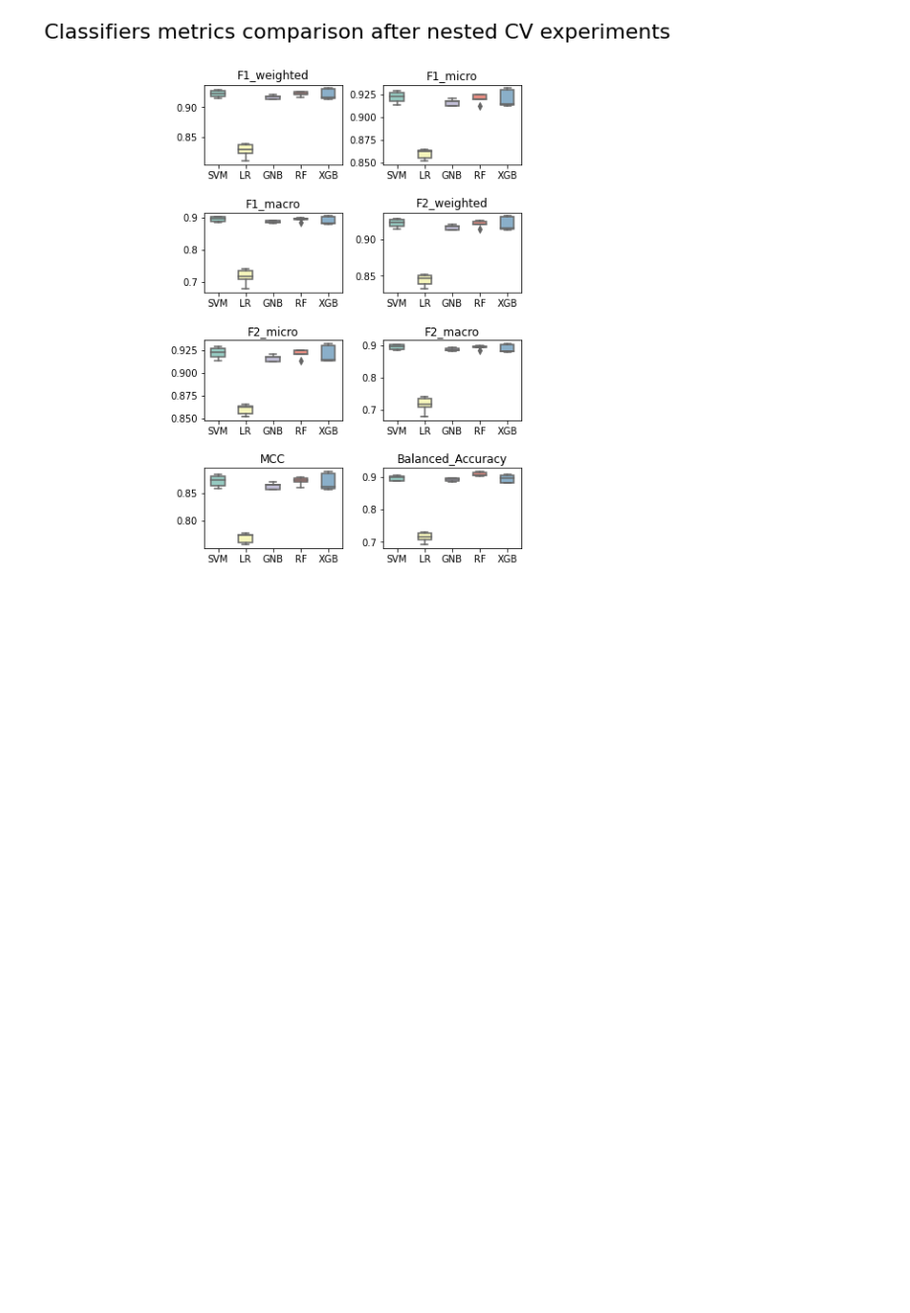
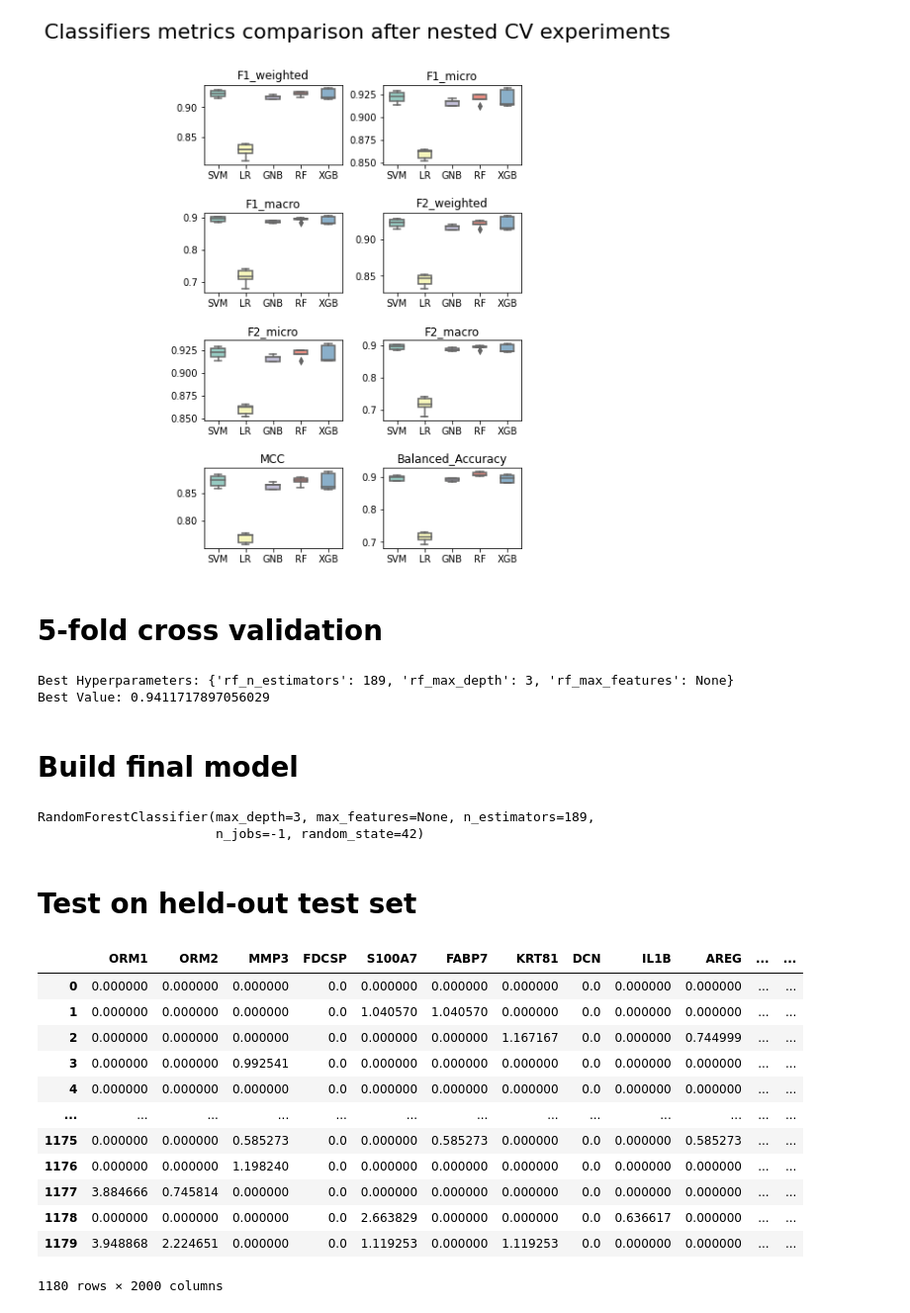
Before and after one commit to daphnetsolissou/scRNAseq-CellTypeClassifier-breast-epithelium, a Jupyter notebook: model_selection_pipeline.ipynb, the cells around one changed output. Shown at 99% size. Cells and saved outputs as stored; diff of their text form; code cells hidden in the pictures; blank space fills up the shorter version.

```diff
--- a/model_selection_pipeline.ipynb
+++ b/model_selection_pipeline.ipynb
@@ -450,3 +450,5 @@ mccs_dict
 plot_clfs_metrics(results)
 # %% [output]
 [figure]
+# %% [markdown]
+# 5-fold cross validation
@@ -452,0 +479,24 @@ plot_clfs_metrics(results)
+# %%
+study = optuna.create_study(direction='maximize')
+study.optimize(objective, n_trials=10, show_progress_bar=True, n_jobs=-1)
+
+best_params = study.best_params
+best_value = study.best_value
+
+print("Best Hyperparameters:", best_params)
+print("Best Value:", best_value)
+# %% [output]
+Best Hyperparameters: {'rf_n_estimators': 189, 'rf_max_depth': 3, 'rf_max_features': None}
+Best Value: 0.9411717897056029
+# %% [markdown]
+# Build final model
+# %%
+final_model = RandomForestClassifier(n_estimators=best_params['rf_n_estimators'], max_depth=best_params['rf_max_depth'],
+    max_features=best_params['rf_max_features'], random_state=42, n_jobs=-1)
+
+final_model.fit(X, y)
+# %% [output]
+RandomForestClassifier(max_depth=3, max_features=None, n_estimators=189,
+                       n_jobs=-1, random_state=42)
+# %% [markdown]
+# Test on held-out test set
@@ -452,0 +505,16 @@ plot_clfs_metrics(results)
+# %%
+X_test
+# %% [output]
+|  | ORM1 | ORM2 | MMP3 | FDCSP | S100A7 | FABP7 | KRT81 | DCN | IL1B | AREG | ... | ... |
+| 0 | 0.000000 | 0.000000 | 0.000000 | 0.0 | 0.000000 | 0.000000 | 0.000000 | 0.0 | 0.000000 | 0.000000 | ... | ... |
+| 1 | 0.000000 | 0.000000 | 0.000000 | 0.0 | 1.040570 | 1.040570 | 0.000000 | 0.0 | 0.000000 | 0.000000 | ... | ... |
+| 2 | 0.000000 | 0.000000 | 0.000000 | 0.0 | 0.000000 | 0.000000 | 1.167167 | 0.0 | 0.000000 | 0.744999 | ... | ... |
+| 3 | 0.000000 | 0.000000 | 0.992541 | 0.0 | 0.000000 | 0.000000 | 0.000000 | 0.0 | 0.000000 | 0.000000 | ... | ... |
+| 4 | 0.000000 | 0.000000 | 0.000000 | 0.0 | 0.000000 | 0.000000 | 0.000000 | 0.0 | 0.000000 | 0.000000 | ... | ... |
+| ... | ... | ... | ... | ... | ... | ... | ... | ... | ... | ... | ... | ... |
+| 1175 | 0.000000 | 0.000000 | 0.585273 | 0.0 | 0.000000 | 0.585273 | 0.000000 | 0.0 | 0.000000 | 0.585273 | ... | ... |
+| 1176 | 0.000000 | 0.000000 | 1.198240 | 0.0 | 0.000000 | 0.000000 | 0.000000 | 0.0 | 0.000000 | 0.000000 | ... | ... |
+| 1177 | 3.884666 | 0.745814 | 0.000000 | 0.0 | 0.000000 | 0.000000 | 0.000000 | 0.0 | 0.000000 | 0.000000 | ... | ... |
+| 1178 | 0.000000 | 0.000000 | 0.000000 | 0.0 | 2.663829 | 0.000000 | 0.000000 | 0.0 | 0.636617 | 0.000000 | ... | ... |
+| 1179 | 3.948868 | 2.224651 | 0.000000 | 0.0 | 1.119253 | 0.000000 | 1.119253 | 0.0 | 0.000000 | 0.000000 | ... | ... |
+1180 rows × 2000 columns
```
Also changed, not shown: parts of 12 cells of this notebook.
